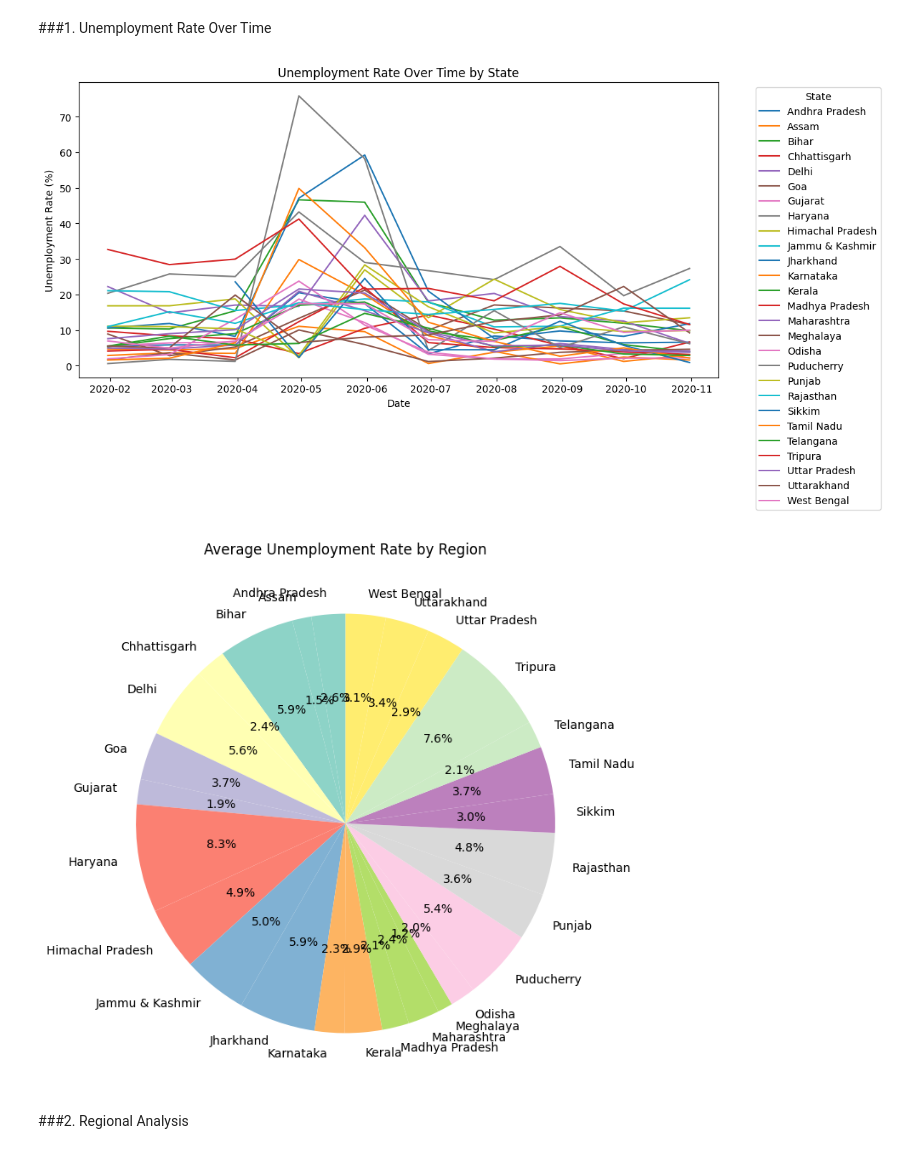
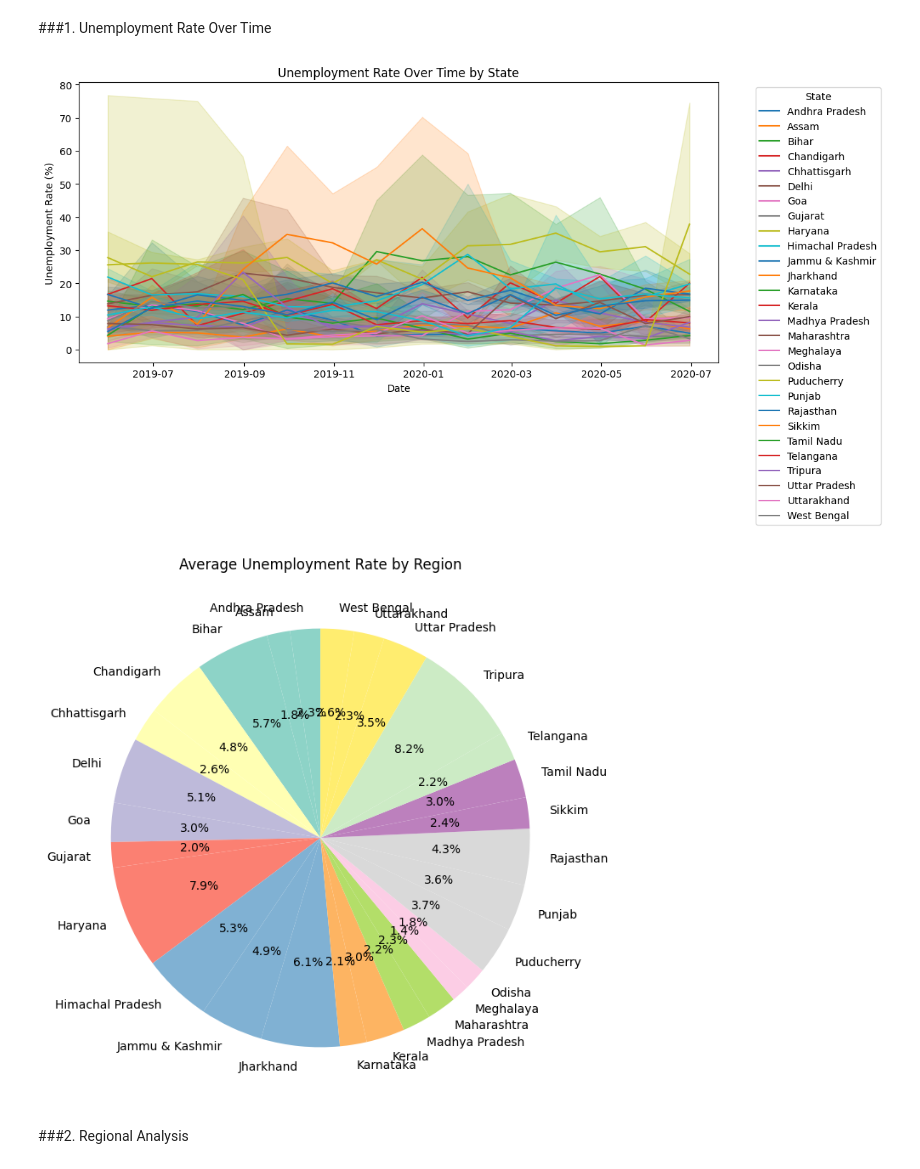
Before and after one commit to shivi13102/Unemployment-Analysis, a Jupyter notebook: Unemployment_Analysis.ipynb, the cells around one changed output. Drawn from its saved outputs; the diff is of its cells as text; code cells hidden in the pictures.

Commit message:
Combines the tables and cleaned it

```diff
--- a/Unemployment_Analysis.ipynb
+++ b/Unemployment_Analysis.ipynb
@@ -154,0 +295,11 @@ print(data2.duplicated().sum())
+# %%
+# Check unique values in the 'frequency' column
+print("Unique values in the 'frequency' column:")
+print(sorted_data['frequency'].unique())
+
+# Strip any leading/trailing spaces and replace 'M' with 'Monthly'
+sorted_data['frequency'] = sorted_data['frequency'].str.strip().replace('M', 'Monthly')
+
+# Display the updated data
+print("Updated Data with Frequency Replaced:")
+display(sorted_data.head(40))
@@ -154,0 +327,10 @@ print(data2.duplicated().sum())
+# %%
+# Reset the index and drop the old index
+sorted_data.reset_index(drop=True, inplace=True)
+
+# Update the index to start from 1
+sorted_data.index = sorted_data.index + 1
+
+# Display the updated data with the proper index
+print("Updated Data with Proper Index:")
+display(sorted_data.head(40))
@@ -154,0 +356,2 @@ print(data2.duplicated().sum())
+# %%
+data=sorted_data
@@ -154,0 +376,16 @@ print(data2.duplicated().sum())
+# %%
+# Ensure the 'date' column is in datetime format
+data['date'] = pd.to_datetime(data1['date'])
+
+# Extract rows for the year 2019
+data_2019 = data[data['date'].dt.year == 2019]
+
+# Extract rows for the year 2020
+data_2020 = data[data['date'].dt.year == 2020]
+
+# Display the first few rows of each table
+print("Data for 2019:")
+display(data_2019)
+
+print("\nData for 2020:")
+display(data_2020)
@@ -159,7 +425,7 @@ print(data2.duplicated().sum())
 # %%
 # Line plot
 plt.figure(figsize=(12, 6))
-sns.lineplot(data=data2, x='date', y='estimated_unemployment_rate_(%)', hue='state', palette='tab10')
+sns.lineplot(data=data, x='date', y='estimated_unemployment_rate_(%)', hue='state', palette='tab10')
 
 # Add legend on the right side
 plt.legend(
@@ -177,21 +443,21 @@ plt.ylabel('Unemployment Rate (%)')
 plt.tight_layout()
 plt.show()
 # %% [output]
-[figure, old version]
+[figure, new version]
 # %%
 # Assuming data2 is already preprocessed and the 'region' column is categorical
-region_unemployment_rate = data2.groupby('state')['estimated_unemployment_rate_(%)'].mean()
+region_unemployment_rate = data.groupby('state')['estimated_unemployment_rate_(%)'].mean()
 
 # Plotting a pie chart
 plt.figure(figsize=(8, 8))
 region_unemployment_rate.plot(kind='pie', autopct='%1.1f%%', startangle=90, cmap='Set3')
 
 # Title and formatting
 plt.title('Average Unemployment Rate by Region')
 plt.ylabel('')  # Hide the ylabel
 plt.show()
 # %% [output]
-[figure, old version]
+[figure, new version]
 # %% [markdown]
 ###2. Regional Analysis
 # %%
```
Also changed, not shown: parts of 15 cells of this notebook.
